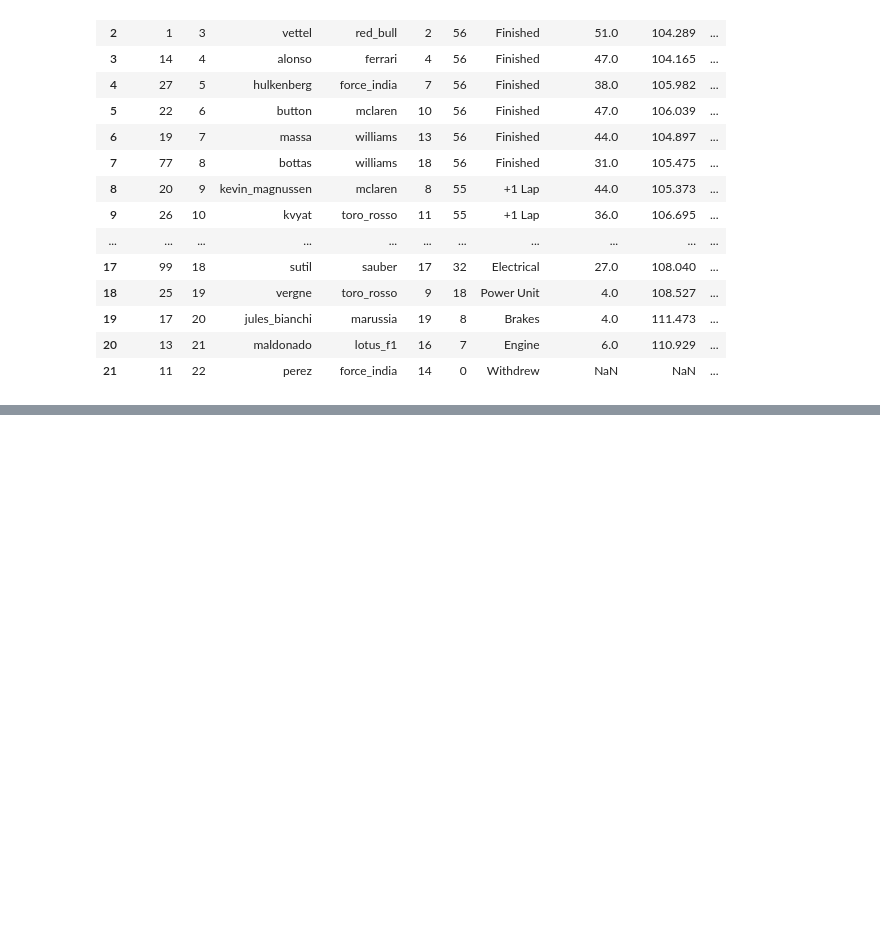
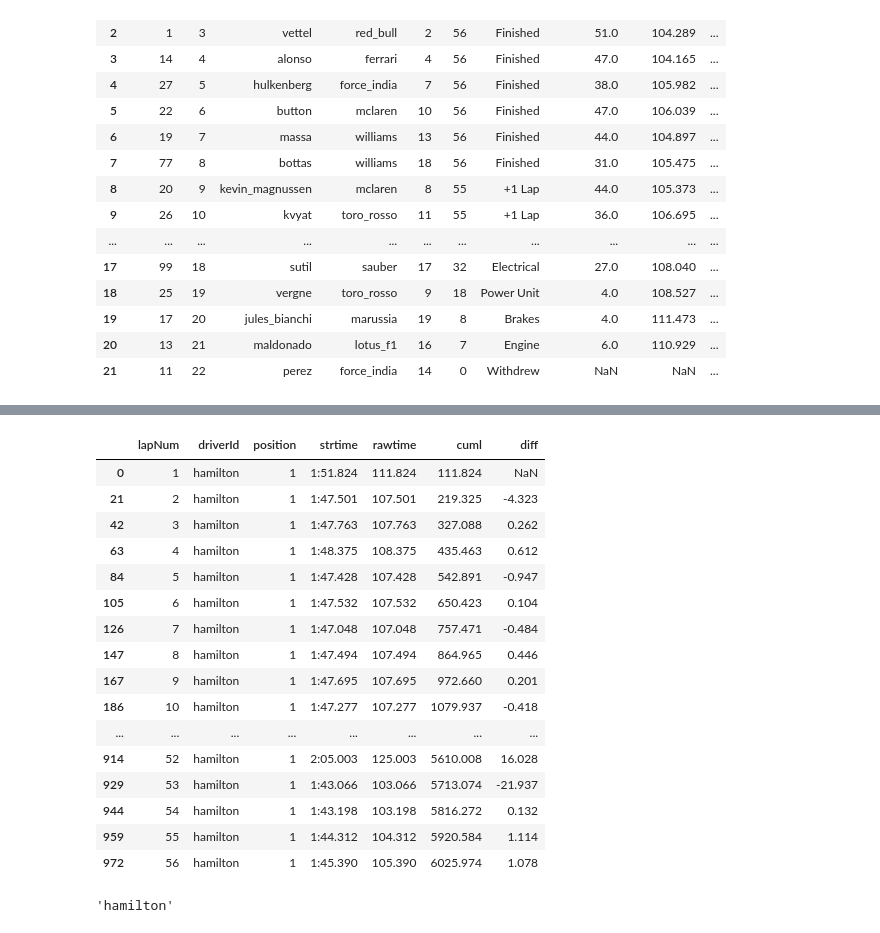
Before and after one commit to nackjicholson/wranglingf1data, a Jupyter notebook: ergast_api_experiments.ipynb, the cells around one changed output, grey strips where cells are left out. Saved outputs shown, nothing was run; the diff lists cells and outputs as text; code cells hidden in the pictures; blank space fills up the shorter version.

```diff
--- a/ergast_api_experiments.ipynb
+++ b/ergast_api_experiments.ipynb
@@ -167,0 +224,34 @@ getRaceResultsDf(2014, 2)
+# %%
+laps_df[laps_df['driverId'] == 'hamilton']
+# %% [output]
+|  | lapNum | driverId | position | strtime | rawtime | cuml | diff |
+| 0 | 1 | hamilton | 1 | 1:51.824 | 111.824 | 111.824 | NaN |
+| 21 | 2 | hamilton | 1 | 1:47.501 | 107.501 | 219.325 | -4.323 |
+| 42 | 3 | hamilton | 1 | 1:47.763 | 107.763 | 327.088 | 0.262 |
+| 63 | 4 | hamilton | 1 | 1:48.375 | 108.375 | 435.463 | 0.612 |
+| 84 | 5 | hamilton | 1 | 1:47.428 | 107.428 | 542.891 | -0.947 |
+| 105 | 6 | hamilton | 1 | 1:47.532 | 107.532 | 650.423 | 0.104 |
+| 126 | 7 | hamilton | 1 | 1:47.048 | 107.048 | 757.471 | -0.484 |
+| 147 | 8 | hamilton | 1 | 1:47.494 | 107.494 | 864.965 | 0.446 |
+| 167 | 9 | hamilton | 1 | 1:47.695 | 107.695 | 972.660 | 0.201 |
+| 186 | 10 | hamilton | 1 | 1:47.277 | 107.277 | 1079.937 | -0.418 |
+| ... | ... | ... | ... | ... | ... | ... | ... |
+| 914 | 52 | hamilton | 1 | 2:05.003 | 125.003 | 5610.008 | 16.028 |
+| 929 | 53 | hamilton | 1 | 1:43.066 | 103.066 | 5713.074 | -21.937 |
+| 944 | 54 | hamilton | 1 | 1:43.198 | 103.198 | 5816.272 | 0.132 |
+| 959 | 55 | hamilton | 1 | 1:44.312 | 104.312 | 5920.584 | 1.114 |
+| 972 | 56 | hamilton | 1 | 1:45.390 | 105.390 | 6025.974 | 1.078 |
+# %%
+def getRaceResultByYearRoundPosition(year, roundNum, pos, fmt='json'):
+    url = '{}/{}/{}/results/{}.{}'.format(API_PATH, year, roundNum, pos, fmt)
+    r = requests.get(url)
+    result_data = r.json()
+    return result_data['MRData']['RaceTable']['Races'][0]['Results'][0]
+
+def raceWinner(year, roundNum):
+    result =  getRaceResultByYearRoundPosition(year, roundNum, 1)
+    return result['Driver']['driverId']
+
+raceWinner(2014, 2)
+# %% [output]
+'hamilton'
```
Also changed, not shown: parts of 1 cell of this notebook.
